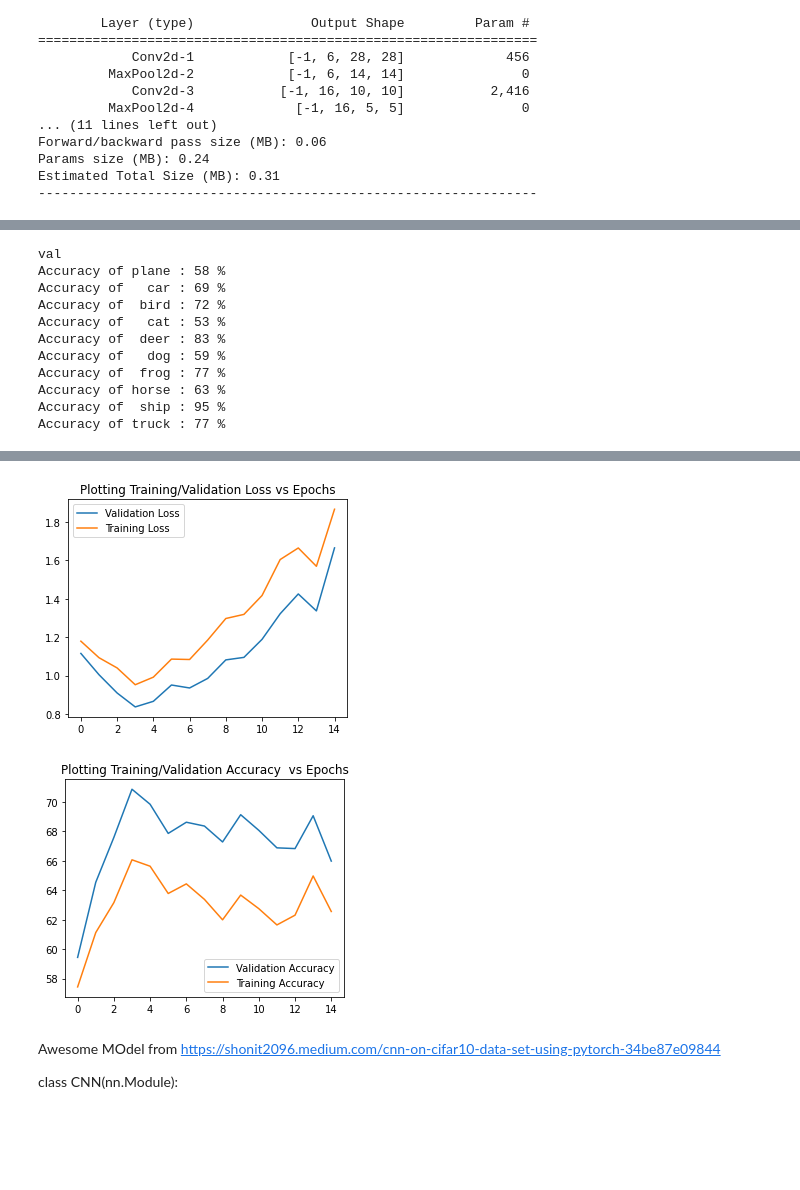
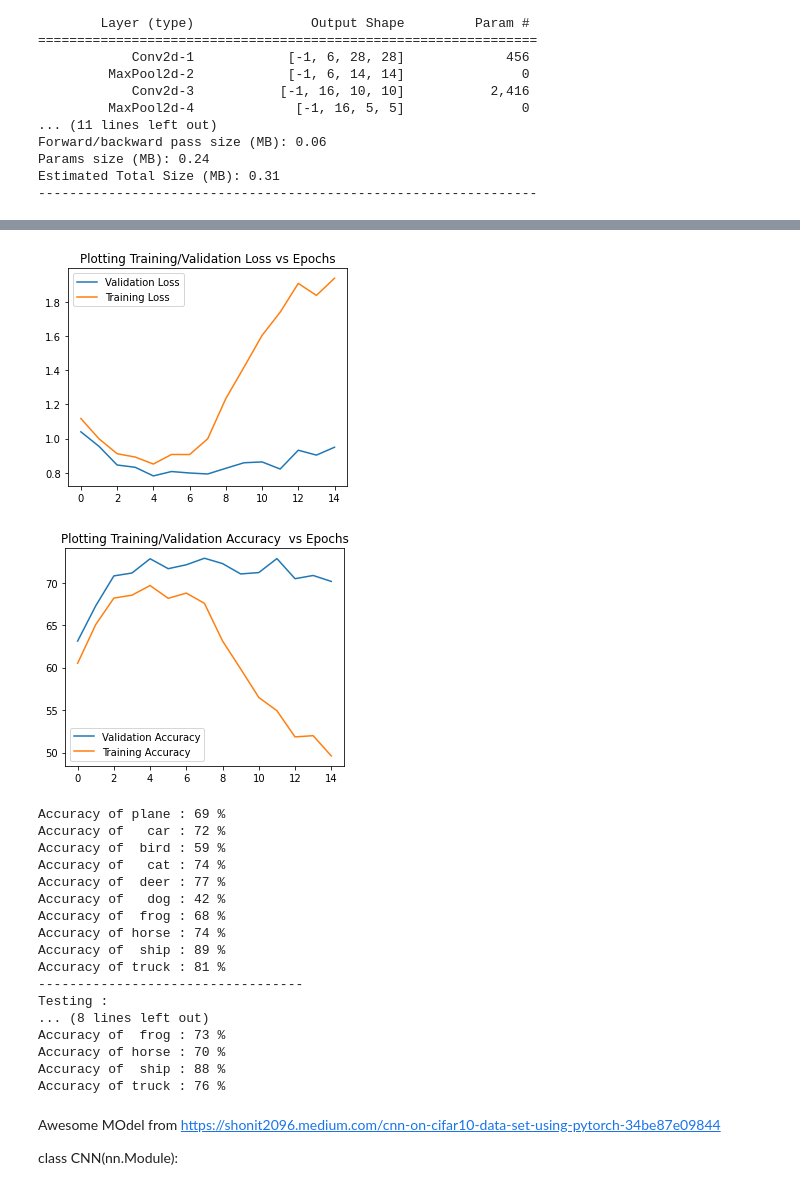
Before and after one commit to Anomaly1702/Ass2_Deep_Learning, a Jupyter notebook: Anubhav_Deep_learning.ipynb, the cells around one changed output, grey strips where cells are left out. Drawn from its saved outputs; the diff is of its cells as text; code cells hidden in the pictures; blank space fills up the shorter version.

```diff
--- a/Anubhav_Deep_learning.ipynb
+++ b/Anubhav_Deep_learning.ipynb
@@ -780,6 +766,7 @@ class Imagenet_model4(Basenet):
         # fully connected layers
         self.fc1 = nn.Linear(64 * 4 * 4, 512)
         self.fc2 = nn.Linear(512, 64)
+        self.batchnorm4 = nn.BatchNorm1d(64)
         self.fc3 = nn.Linear(64, 10)
         # dropout
         self.dropout = nn.Dropout(p=.5)
@@ -823,7 +810,7 @@ class Imagenet_model4(Basenet):
         x = x.view(-1, 64 * 4 * 4)
         # fully connected layers
         x = self.dropout(F.relu(self.fc1(x)))
-        x = F.relu(self.fc2(x))
+        x = F.relu(self.batchnorm4(self.fc2(x)))
         x = self.fc3(x)
         return x
 temp = Imagenet_model4().to(get_default_device())
@@ -875,22 +935,15 @@ Finished Training
-# %%
-model4.class_Acc("val")
-# %% [output]
-val
-Accuracy of plane : 58 %
-Accuracy of   car : 69 %
-Accuracy of  bird : 72 %
-Accuracy of   cat : 53 %
-Accuracy of  deer : 83 %
-Accuracy of   dog : 59 %
-Accuracy of  frog : 77 %
-Accuracy of horse : 63 %
-Accuracy of  ship : 95 %
-Accuracy of truck : 77 %
 # %%
 model4 = Imagenet_model4()
 model4=model4.to(get_default_device())
 model4.train_model(15,0.001,"Adam")
 model4.show_graph()
+model4.class_Acc("val")
+print("----------------------------------")
+print("Testing : ")
+tst_a,tst_l = model4.acc_and_loss(model4.testloader,flag = 'test')
+print("Test Acc : ",tst_a)
+print("Test Acc : ",tst_l)
+model4.class_Acc("test")
 # %% [output]
 Files already downloaded and verified
 Training Size : 40000
@@ -912,5 +965,22 @@ Finished Training
-[figure, old version]
+[figure, new version]
-[figure, old version]
+[figure, new version]
+Accuracy of plane : 69 %
+Accuracy of   car : 72 %
+Accuracy of  bird : 59 %
+Accuracy of   cat : 74 %
+Accuracy of  deer : 77 %
+Accuracy of   dog : 42 %
+Accuracy of  frog : 68 %
+Accuracy of horse : 74 %
+Accuracy of  ship : 89 %
+Accuracy of truck : 81 %
+----------------------------------
+Testing :
+... (8 lines left out)
+Accuracy of  frog : 73 %
+Accuracy of horse : 70 %
+Accuracy of  ship : 88 %
+Accuracy of truck : 76 %
 # %% [markdown]
 Awesome MOdel  from https://shonit2096.medium.com/cnn-on-cifar10-data-set-using-pytorch-34be87e09844
 
```
Also changed, not shown: parts of 27 cells of this notebook.
